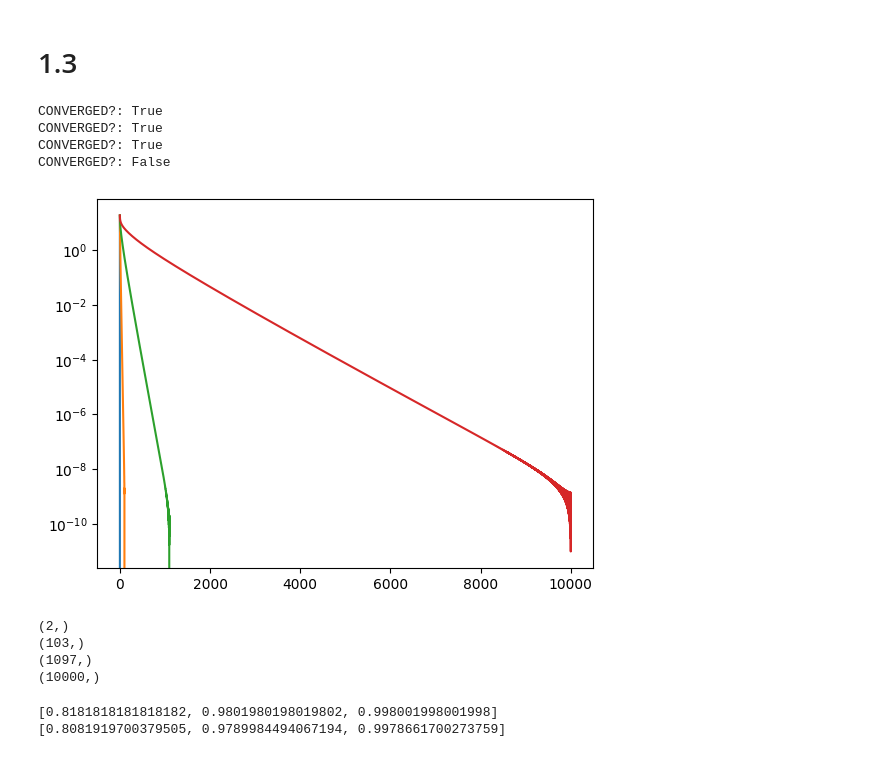
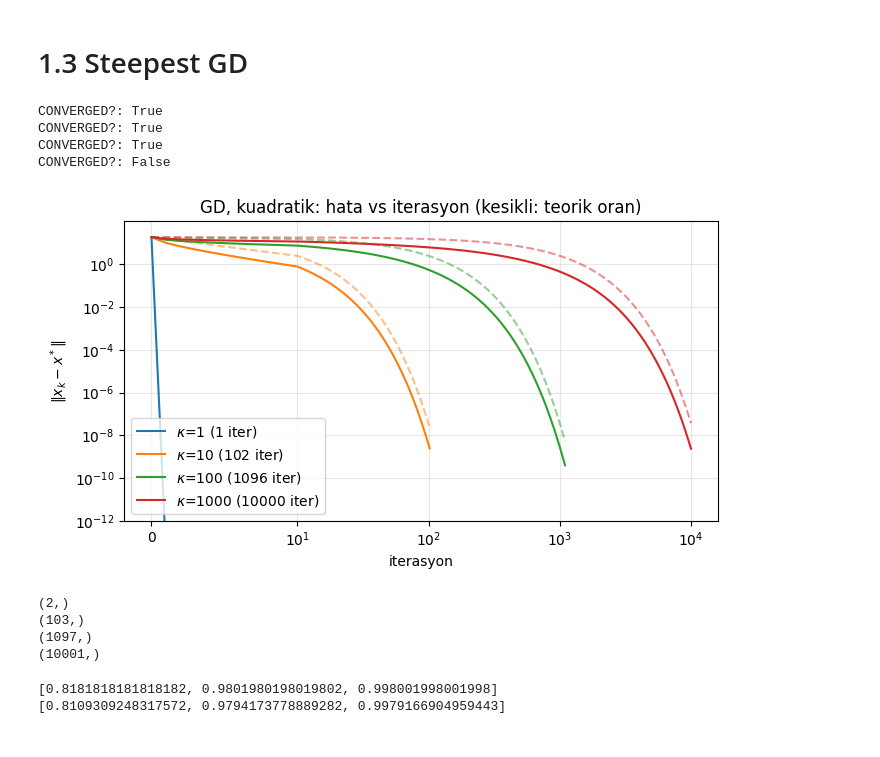
Before and after one commit to abardakci/optlib, a Jupyter notebook: notebooks/01-basics.ipynb, the cells around one changed output. Saved outputs shown, nothing was run; the diff lists cells and outputs as text; code cells hidden in the pictures.

```diff
--- a/notebooks/01-basics.ipynb
+++ b/notebooks/01-basics.ipynb
@@ -7,5 +7,6 @@ from optlib.utils import grad_check
 
 import numpy as np
 
-rng = np.random.default_rng(0)
+SEED=0
+rng = np.random.default_rng(SEED)
 # %% [markdown]
@@ -73,7 +74,7 @@ verifyRosenbrock2d()
 verifyRosenbrockNd()
 verifyHimmelblau()
 # %% [markdown]
-# 1.3
+# 1.3 Steepest GD
 # %%
 n=32*32
 A_k1    = make_quadratic(n, kappa=1);    assert(np.isclose(np.linalg.cond(A_k1), 1))
@@ -100,16 +101,34 @@ CONVERGED?: True
 CONVERGED?: True
 CONVERGED?: True
 CONVERGED?: False
-# %%
-import matplotlib.pyplot as plt
-
-error_list = []
-for res in results:
-    errors = np.array([np.linalg.norm(xk - res.x) for xk in res.history["x"]])
-    error_list.append(errors)
-    plt.semilogy(errors)
-# %% [output]
-[figure, removed]
+# %%
+import matplotlib.pyplot as plt
+
+kappas = (1, 10, 100, 1000)
+error_list = []
+x_star = np.zeros(x0.shape[0]) # b=0 olduğu için global çözüm x_star=0
+for res in results:
+    errors = np.array([np.linalg.norm(xk - x_star) for xk in res.history["x"]])
+    error_list.append(errors)
+
+fig, ax = plt.subplots(figsize=(7, 4))
+for err, kappa in zip(error_list, kappas):
+    line, = ax.semilogy(err, label=fr"$\kappa$={kappa} ({err.size-1} iter)")
+    # teorik sınır: e_k <= r^k e_0, r = (k-1)/(k+1)
+    if kappa > 1:
+        k = np.arange(err.size)
+        ax.semilogy(k, err[0] * ((kappa-1)/(kappa+1))**k, "--", color=line.get_color(), alpha=0.5)
+ax.set_xscale("symlog", linthresh=10)
+ax.set_ylim(bottom=1e-12)
+ax.set_xlabel("iterasyon")
+ax.set_ylabel(r"$\|x_k - x^*\|$")
+ax.set_title("GD, kuadratik: hata vs iterasyon (kesikli: teorik oran)")
+ax.grid(True, which="both", alpha=0.3)
+ax.legend()
+fig.tight_layout()
+plt.show()
+# %% [output]
+[figure, added]
 # %%
 for err in error_list:
     print(err.shape)
@@ -117,7 +136,7 @@ for err in error_list:
 (2,)
 (103,)
 (1097,)
-(10000,)
+(10001,)
 # %%
 def calc_r(k):
     return (k-1)/(k+1)
@@ -165,4 +184,4 @@ print(slope)
 print(r_expr)
 # %% [output]
 [0.8181818181818182, 0.9801980198019802, 0.998001998001998]
-[0.8081919700379505, 0.9789984494067194, 0.9978661700273759]
+[0.8109309248317572, 0.9794173778889282, 0.9979166904959443]
```
Also changed, not shown: parts of 9 cells of this notebook, 4 other files.
